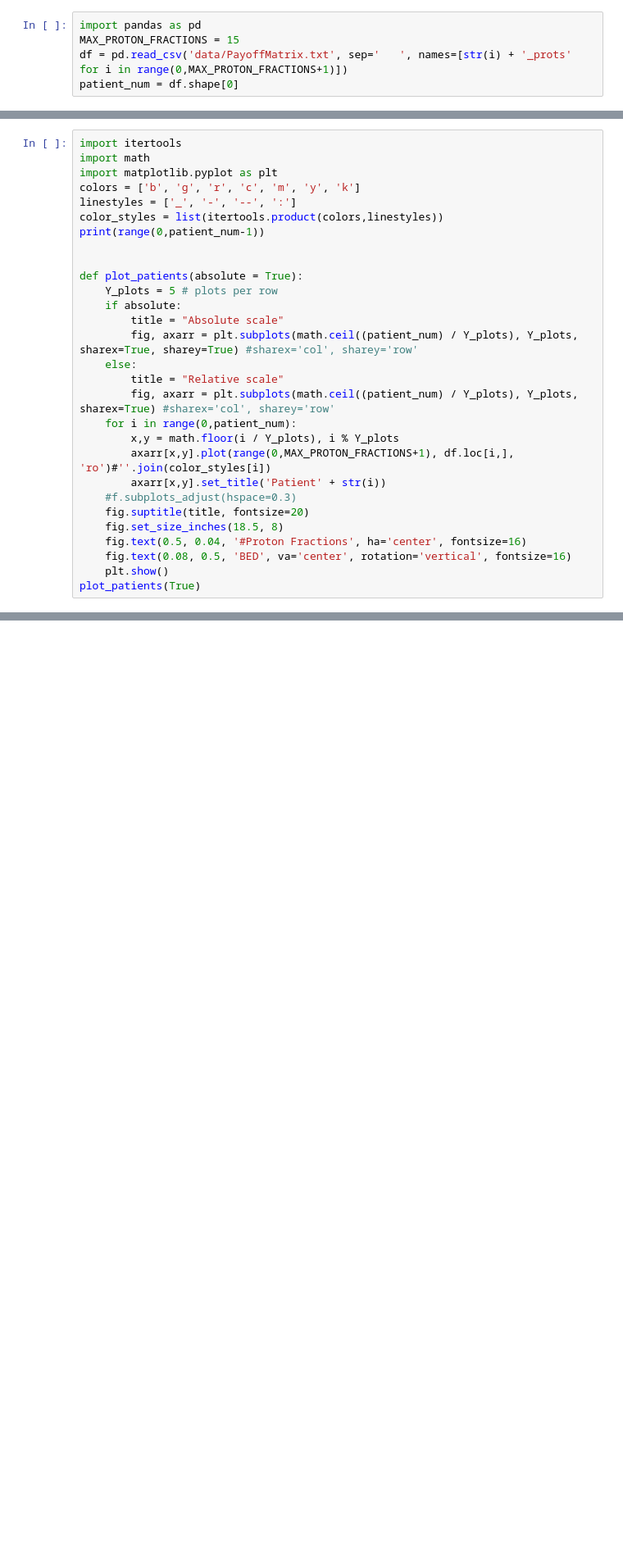
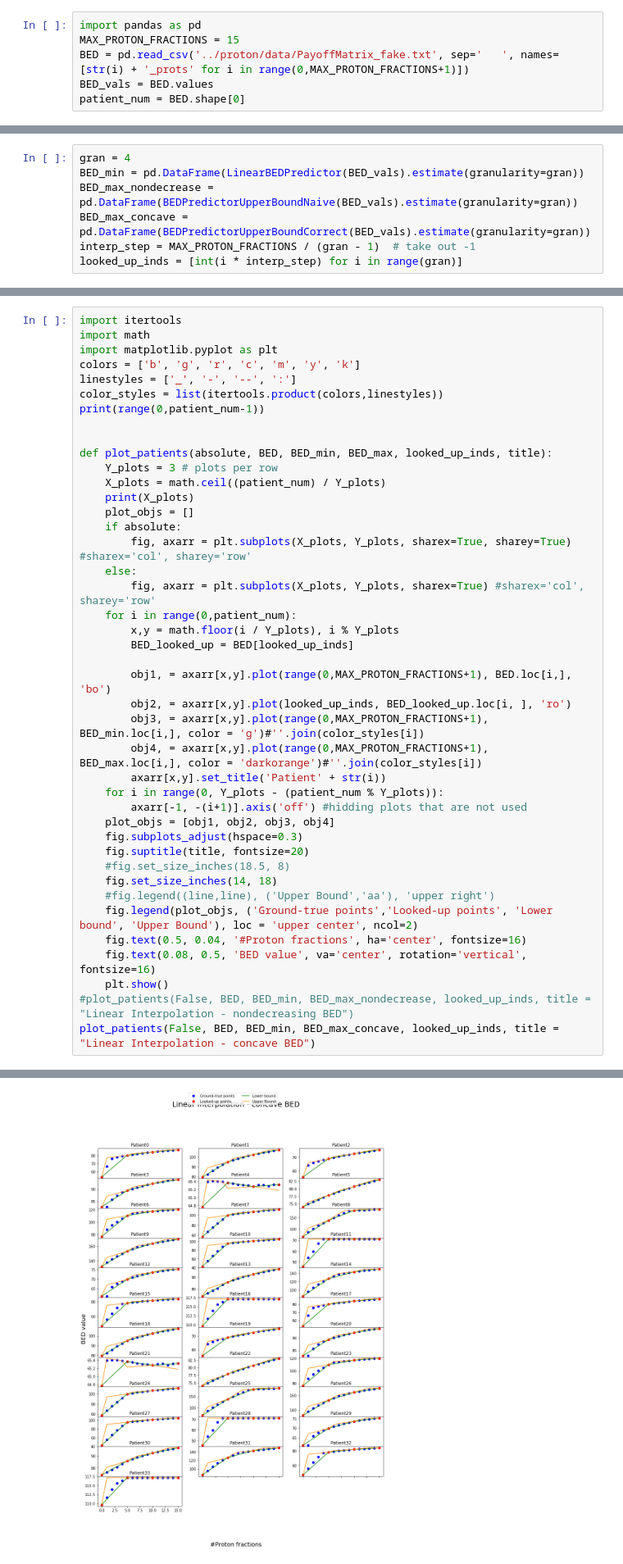
Before and after one commit to IDmy/proton, a Jupyter notebook: notebooks/data_exploration.ipynb, the cells around one changed output, grey strips where cells are left out. Shown at 82% size. Saved outputs shown, nothing was run; the diff lists cells and outputs as text; blank space fills up the shorter version.

```diff
--- a/notebooks/data_exploration.ipynb
+++ b/notebooks/data_exploration.ipynb
@@ -1,5 +1,6 @@
 # %%
 import pandas as pd
 MAX_PROTON_FRACTIONS = 15
-df = pd.read_csv('data/PayoffMatrix.txt', sep='   ', names=[str(i) + '_prots' for i in range(0,MAX_PROTON_FRACTIONS+1)])
-patient_num = df.shape[0]
+BED = pd.read_csv('../proton/data/PayoffMatrix_fake.txt', sep='   ', names=[str(i) + '_prots' for i in range(0,MAX_PROTON_FRACTIONS+1)])
+BED_vals = BED.values
+patient_num = BED.shape[0]
@@ -5,0 +11,7 @@ patient_num = df.shape[0]
+# %%
+gran = 4
+BED_min = pd.DataFrame(LinearBEDPredictor(BED_vals).estimate(granularity=gran))
+BED_max_nondecrease = pd.DataFrame(BEDPredictorUpperBoundNaive(BED_vals).estimate(granularity=gran))
+BED_max_concave = pd.DataFrame(BEDPredictorUpperBoundCorrect(BED_vals).estimate(granularity=gran))
+interp_step = MAX_PROTON_FRACTIONS / (gran - 1)  # take out -1
+looked_up_inds = [int(i * interp_step) for i in range(gran)]
@@ -13,22 +29,36 @@ color_styles = list(itertools.product(colors,linestyles))
 print(range(0,patient_num-1))
 
 
-def plot_patients(absolute = True):
-    Y_plots = 5 # plots per row
+def plot_patients(absolute, BED, BED_min, BED_max, looked_up_inds, title):
+    Y_plots = 3 # plots per row
+    X_plots = math.ceil((patient_num) / Y_plots)
+    print(X_plots)
+    plot_objs = []
     if absolute:
-        title = "Absolute scale"
-        fig, axarr = plt.subplots(math.ceil((patient_num) / Y_plots), Y_plots, sharex=True, sharey=True) #sharex='col', sharey='row'
+        fig, axarr = plt.subplots(X_plots, Y_plots, sharex=True, sharey=True) #sharex='col', sharey='row'
     else:
-        title = "Relative scale"
-        fig, axarr = plt.subplots(math.ceil((patient_num) / Y_plots), Y_plots, sharex=True) #sharex='col', sharey='row'
+        fig, axarr = plt.subplots(X_plots, Y_plots, sharex=True) #sharex='col', sharey='row'
     for i in range(0,patient_num):
         x,y = math.floor(i / Y_plots), i % Y_plots
-        axarr[x,y].plot(range(0,MAX_PROTON_FRACTIONS+1), df.loc[i,], 'ro')#''.join(color_styles[i])
+        BED_looked_up = BED[looked_up_inds]
+
+        obj1, = axarr[x,y].plot(range(0,MAX_PROTON_FRACTIONS+1), BED.loc[i,], 'bo')
+        obj2, = axarr[x,y].plot(looked_up_inds, BED_looked_up.loc[i, ], 'ro')
+        obj3, = axarr[x,y].plot(range(0,MAX_PROTON_FRACTIONS+1), BED_min.loc[i,], color = 'g')#''.join(color_styles[i])
+        obj4, = axarr[x,y].plot(range(0,MAX_PROTON_FRACTIONS+1), BED_max.loc[i,], color = 'darkorange')#''.join(color_styles[i])
         axarr[x,y].set_title('Patient' + str(i))
-    #f.subplots_adjust(hspace=0.3)
+    for i in range(0, Y_plots - (patient_num % Y_plots)):
+        axarr[-1, -(i+1)].axis('off') #hidding plots that are not used
+    plot_objs = [obj1, obj2, obj3, obj4]
+    fig.subplots_adjust(hspace=0.3)
     fig.suptitle(title, fontsize=20)
-    fig.set_size_inches(18.5, 8)
-    fig.text(0.5, 0.04, '#Proton Fractions', ha='center', fontsize=16)
-    fig.text(0.08, 0.5, 'BED', va='center', rotation='vertical', fontsize=16)
+    #fig.set_size_inches(18.5, 8)
+    fig.set_size_inches(14, 18)
+    #fig.legend((line,line), ('Upper Bound','aa'), 'upper right')
+    fig.legend(plot_objs, ('Ground-true points','Looked-up points', 'Lower bound', 'Upper Bound'), loc = 'upper center', ncol=2)
+    fig.text(0.5, 0.04, '#Proton fractions', ha='center', fontsize=16)
+    fig.text(0.08, 0.5, 'BED value', va='center', rotation='vertical', fontsize=16)
     plt.show()
-plot_patients(True)
+#plot_patients(False, BED, BED_min, BED_max_nondecrease, looked_up_inds, title = "Linear Interpolation - nondecreasing BED")
+plot_patients(False, BED, BED_min, BED_max_concave, looked_up_inds, title = "Linear Interpolation - concave BED")
+# %% [output]
@@ -34,0 +67 @@ plot_patients(True)
+[figure, added]
```
Also changed, not shown: parts of 7 cells of this notebook, 5 other files.
